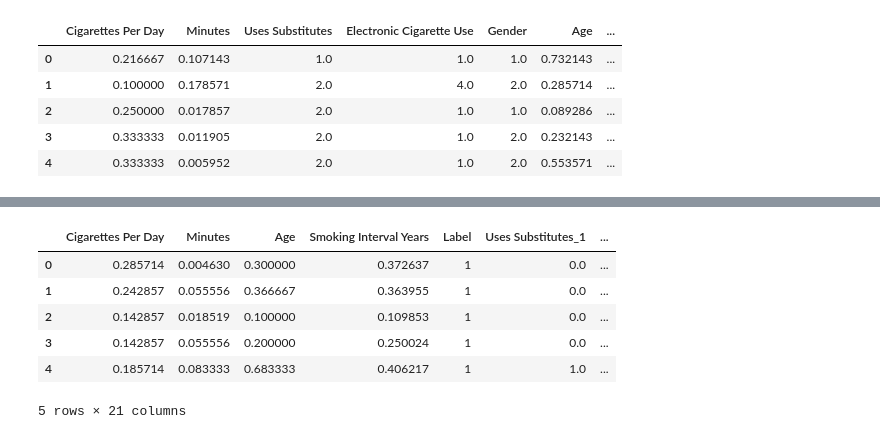
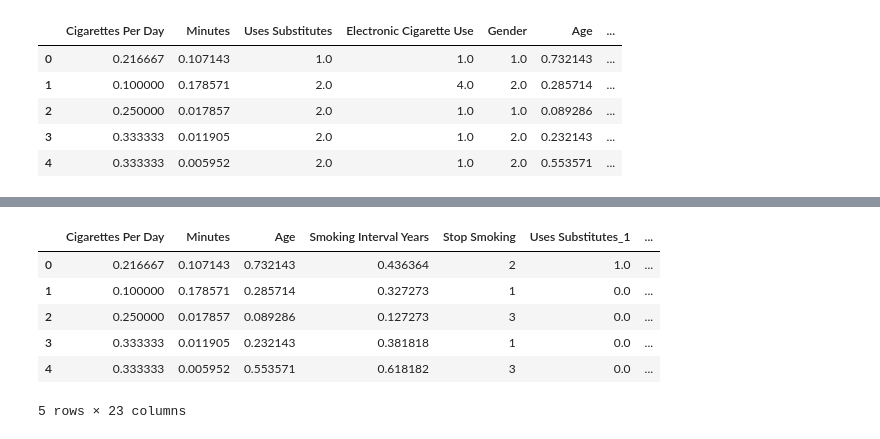
Before and after one commit to unsmoke/machine-learning, a Jupyter notebook: quite-smoke.ipynb, the cells around one changed output, grey strips where cells are left out. Cells and saved outputs as stored; diff of their text form; code cells hidden in the pictures.

Commit message:
add new data and save model

```diff
--- a/quite-smoke.ipynb
+++ b/quite-smoke.ipynb
@@ -220,3 +216,5 @@ data_imputed['Stop Smoking'] = y.values
+# %%
+data_imputed.drop(columns=['Smoked After 7d','Smoked After 1m','Smoked After 6m'],inplace=True)
 # %%
 data_imputed.head()
 # %% [output]
@@ -247,10 +227,15 @@ X_train, X_test, y_train, y_test = train_test_split(X, y, test_size=0.3, random_
+# %%
+X = data_imputed.drop(columns=['Stoped Smoking'])
+y = data_imputed['Stoped Smoking']
 # %%
+from imblearn.over_sampling import SMOTE
+
 # Menggunakan SMOTE untuk mengatasi ketidakseimbangan data dengan k_neighbors yang lebih rendah
 smote = SMOTE(random_state=42, k_neighbors=1)
 X_resampled, y_resampled = smote.fit_resample(X, y)
 
 # Menggabungkan kembali fitur dan label
-data_resampled = pd.concat([pd.DataFrame(X_resampled, columns=X.columns), pd.Series(y_resampled, name='Label')], axis=1)
+data_resampled = pd.concat([pd.DataFrame(X_resampled, columns=X.columns), pd.Series(y_resampled, name='Stop Smoking')], axis=1)
 # %%
 data_resampled
 # %% [output]
@@ -291,5 +277,5 @@ memory usage: 1.8 MB
 # %%
-categorical_features = ['Uses Substitutes', 'Electronic Cigarette Use', 'Gender', 'Depressed', 'Smokes Other', 'No Pleasure']
+categorical_features = ['Uses Substitutes', 'Electronic Cigarette Use', 'Gender', 'Depressed', 'Smokes Other', 'No Pleasure','Smoked Last 7 Days']
 
 for i in categorical_features:
     data_resampled[i] = data_resampled[i].astype(int)
@@ -296,24 +307,24 @@ for i in categorical_features:
 # %%
 from sklearn.preprocessing import OneHotEncoder
 
 # Menginisialisasi OneHotEncoder
 encoder = OneHotEncoder(sparse=False)
 
 # Melakukan One-Hot Encoding pada fitur kategori
-encoded_features = encoder.fit_transform(data_resampled[['Uses Substitutes', 'Electronic Cigarette Use', 'Gender', 'Depressed', 'Smokes Other', 'No Pleasure']])
+encoded_features = encoder.fit_transform(data_resampled[['Uses Substitutes', 'Electronic Cigarette Use', 'Gender', 'Depressed', 'Smokes Other', 'No Pleasure','Smoked Last 7 Days']])
 
 # Membuat DataFrame baru dari hasil encoding
-encoded_df = pd.DataFrame(encoded_features, columns=encoder.get_feature_names_out(['Uses Substitutes', 'Electronic Cigarette Use', 'Gender', 'Depressed', 'Smokes Other', 'No Pleasure']))
+encoded_df = pd.DataFrame(encoded_features, columns=encoder.get_feature_names_out(['Uses Substitutes', 'Electronic Cigarette Use', 'Gender', 'Depressed', 'Smokes Other', 'No Pleasure','Smoked Last 7 Days']))
 
 # Menggabungkan DataFrame baru dengan DataFrame asli
-df_encoded = pd.concat([data_resampled.drop(columns=['Uses Substitutes', 'Electronic Cigarette Use', 'Gender', 'Depressed', 'Smokes Other', 'No Pleasure']), encoded_df], axis=1)
+df_encoded = pd.concat([data_resampled.drop(columns=['Uses Substitutes', 'Electronic Cigarette Use', 'Gender', 'Depressed', 'Smokes Other', 'No Pleasure','Smoked Last 7 Days']), encoded_df], axis=1)
 
 df_encoded.head()
 # %% [output]
-|  | Cigarettes Per Day | Minutes | Age | Smoking Interval Years | Label | Uses Substitutes_1 | ... |
-| 0 | 0.285714 | 0.004630 | 0.300000 | 0.372637 | 1 | 0.0 | ... |
-| 1 | 0.242857 | 0.055556 | 0.366667 | 0.363955 | 1 | 0.0 | ... |
-| 2 | 0.142857 | 0.018519 | 0.100000 | 0.109853 | 1 | 0.0 | ... |
-| 3 | 0.142857 | 0.055556 | 0.200000 | 0.250024 | 1 | 0.0 | ... |
-| 4 | 0.185714 | 0.083333 | 0.683333 | 0.406217 | 1 | 1.0 | ... |
+|  | Cigarettes Per Day | Minutes | Age | Smoking Interval Years | Stop Smoking | Uses Substitutes_1 | ... |
+| 0 | 0.216667 | 0.107143 | 0.732143 | 0.436364 | 2 | 1.0 | ... |
+| 1 | 0.100000 | 0.178571 | 0.285714 | 0.327273 | 1 | 0.0 | ... |
+| 2 | 0.250000 | 0.017857 | 0.089286 | 0.127273 | 3 | 0.0 | ... |
+| 3 | 0.333333 | 0.011905 | 0.232143 | 0.381818 | 1 | 0.0 | ... |
+| 4 | 0.333333 | 0.005952 | 0.553571 | 0.618182 | 3 | 0.0 | ... |
-5 rows × 21 columns
+5 rows × 23 columns
```
Also changed, not shown: parts of 30 cells of this notebook, 6 other files.
